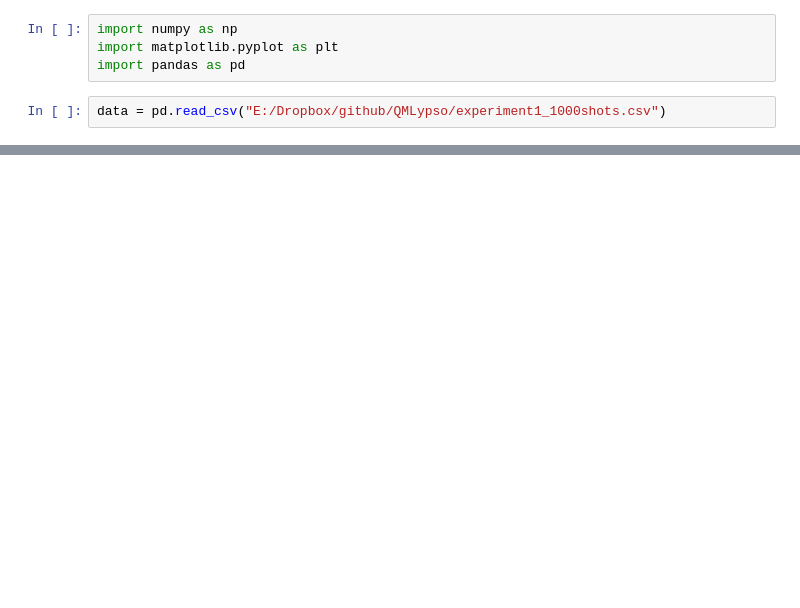
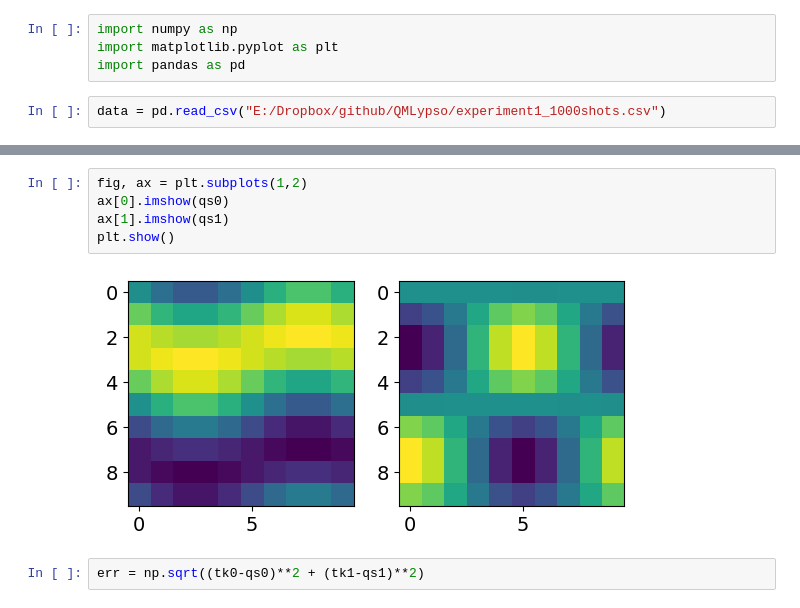
Before and after one commit to brencej/QMLypso, a Jupyter notebook: results.ipynb, the cells around one changed output, grey strips where cells are left out. Drawn from its saved outputs; the diff is of its cells as text; blank space fills up the shorter version.

```diff
--- a/results.ipynb
+++ b/results.ipynb
@@ -30,0 +50,9 @@ Name: grad, Length: 80, dtype: object
+# %%
+fig, ax = plt.subplots(1,2)
+ax[0].imshow(qs0)
+ax[1].imshow(qs1)
+plt.show()
+# %% [output]
+[figure, added]
+# %%
+err = np.sqrt((tk0-qs0)**2 + (tk1-qs1)**2)
```
Also changed, not shown: parts of 6 cells of this notebook, 7 other files.
